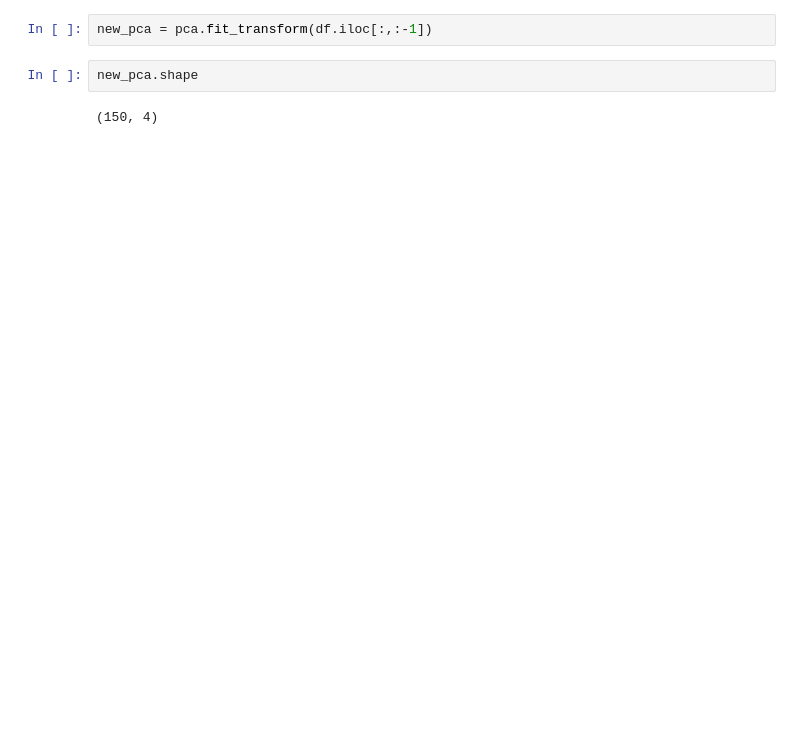
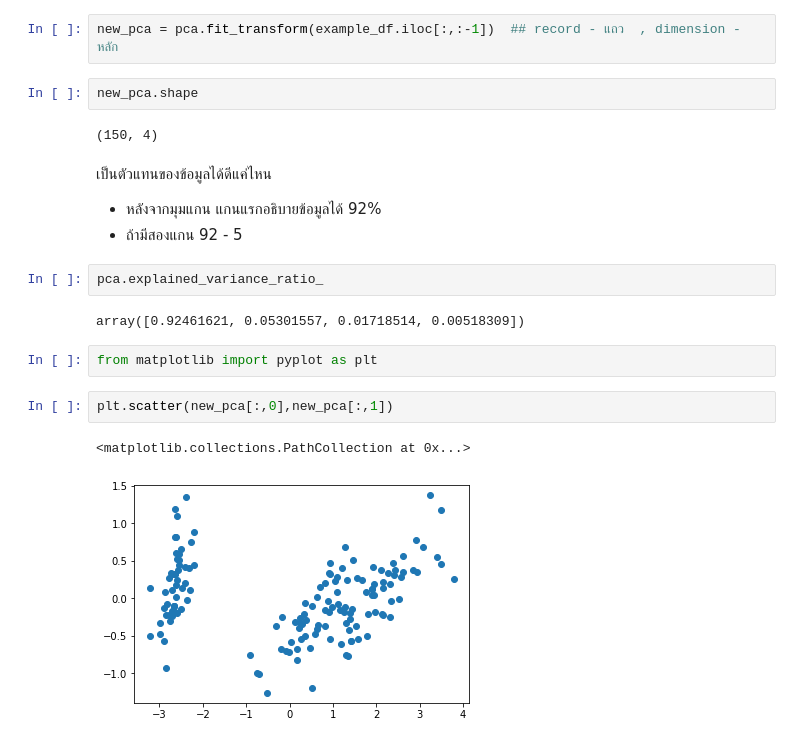
Before and after one commit to PondKann/data_viz, a Jupyter notebook: Visualize_Data_Distribution_(PCA).ipynb, the cells around one changed output. Saved outputs shown, nothing was run; the diff lists cells and outputs as text; blank space fills up the shorter version.

```diff
--- a/Visualize_Data_Distribution_(PCA).ipynb
+++ b/Visualize_Data_Distribution_(PCA).ipynb
@@ -46,6 +55,21 @@ df.iloc[:,:-1].shape
 # %%
-new_pca = pca.fit_transform(df.iloc[:,:-1])
+new_pca = pca.fit_transform(example_df.iloc[:,:-1])  ## record - แถว  , dimension - หลัก
 # %%
 new_pca.shape
 # %% [output]
 (150, 4)
+# %% [markdown]
+เป็นตัวแทนของข้อมูลได้ดีแค่ไหน
+- หลังจากมุมแกน แกนแรกอธิบายข้อมูลได้ 92%
+- ถ้ามีสองแกน 92 - 5
+# %%
+pca.explained_variance_ratio_
+# %% [output]
+array([0.92461621, 0.05301557, 0.01718514, 0.00518309])
+# %%
+from matplotlib import pyplot as plt
+# %%
+plt.scatter(new_pca[:,0],new_pca[:,1])
+# %% [output]
+<matplotlib.collections.PathCollection at 0x...>
+[figure, added]
```
Also changed, not shown: parts of 97 cells of this notebook.
